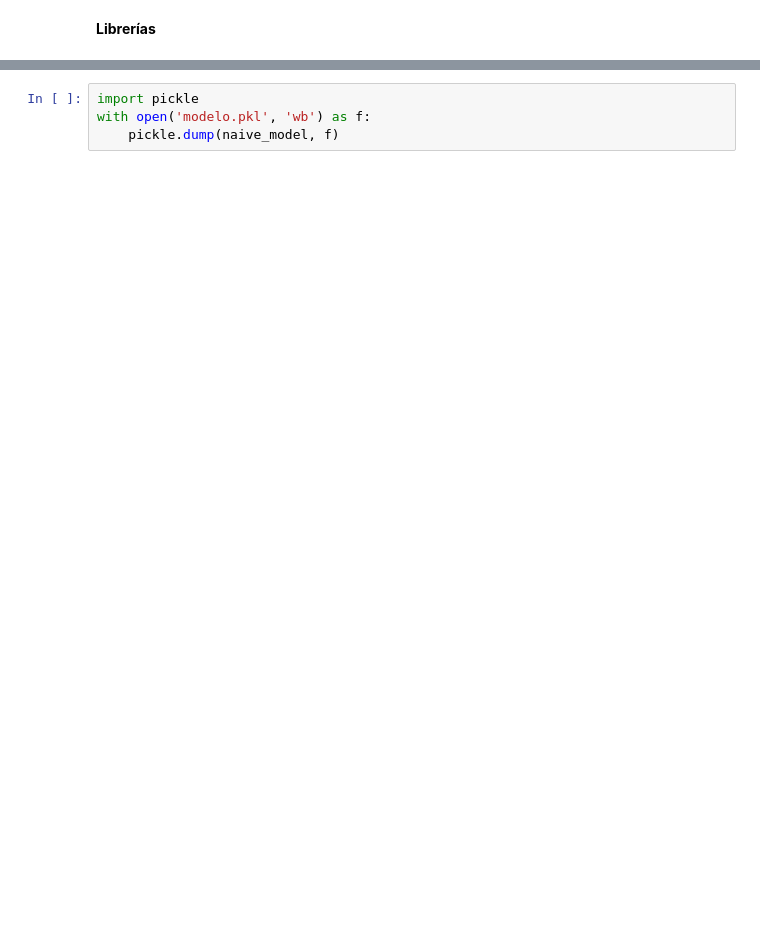
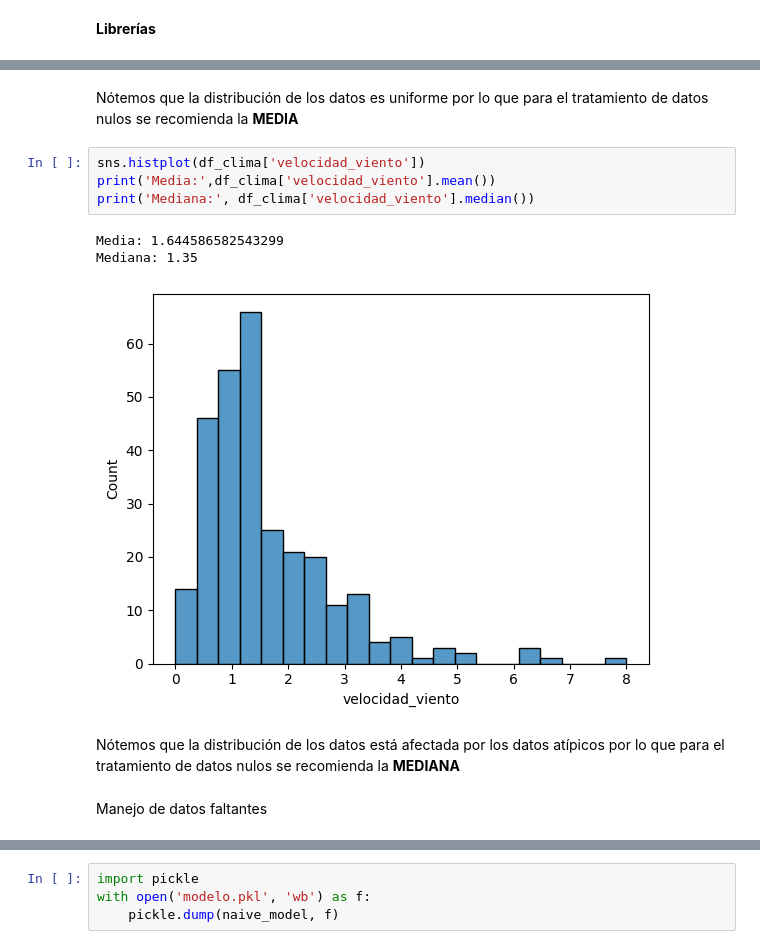
Before and after one commit to gluoneros/greenPredEnergy, a Jupyter notebook: Trabajo_Final.ipynb, the cells around one changed output, grey strips where cells are left out. Drawn from its saved outputs; the diff is of its cells as text; blank space fills up the shorter version.

```diff
--- a/Trabajo_Final.ipynb
+++ b/Trabajo_Final.ipynb
@@ -893,0 +562,14 @@ predicciones = naive_model.predict(x_prueba)
+# %% [markdown]
+Nótemos que la distribución de los datos es uniforme por lo que para el tratamiento de datos nulos se recomienda la **MEDIA**
+# %%
+sns.histplot(df_clima['velocidad_viento'])
+print('Media:',df_clima['velocidad_viento'].mean())
+print('Mediana:', df_clima['velocidad_viento'].median())
+# %% [output]
+Media: 1.644586582543299
+Mediana: 1.35
+[figure, added]
+# %% [markdown]
+Nótemos que la distribución de los datos está afectada por los datos atípicos  por lo que para el tratamiento de datos nulos se recomienda la **MEDIANA**
+# %% [markdown]
+Manejo de datos faltantes
```
Also changed, not shown: parts of 214 cells of this notebook.
